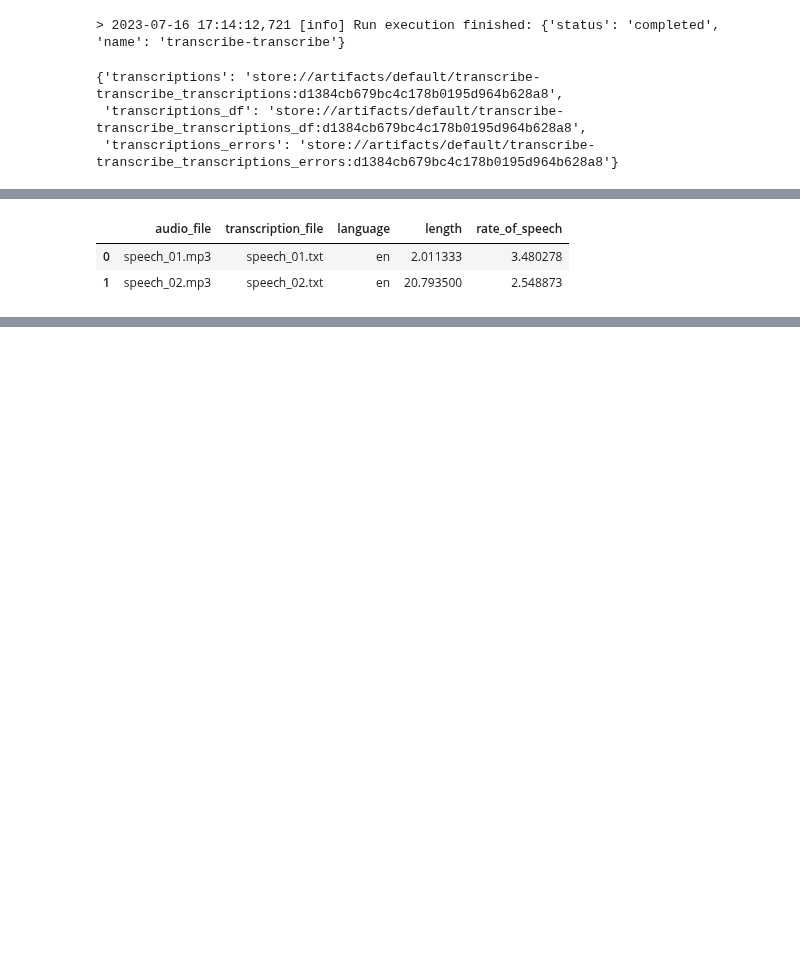
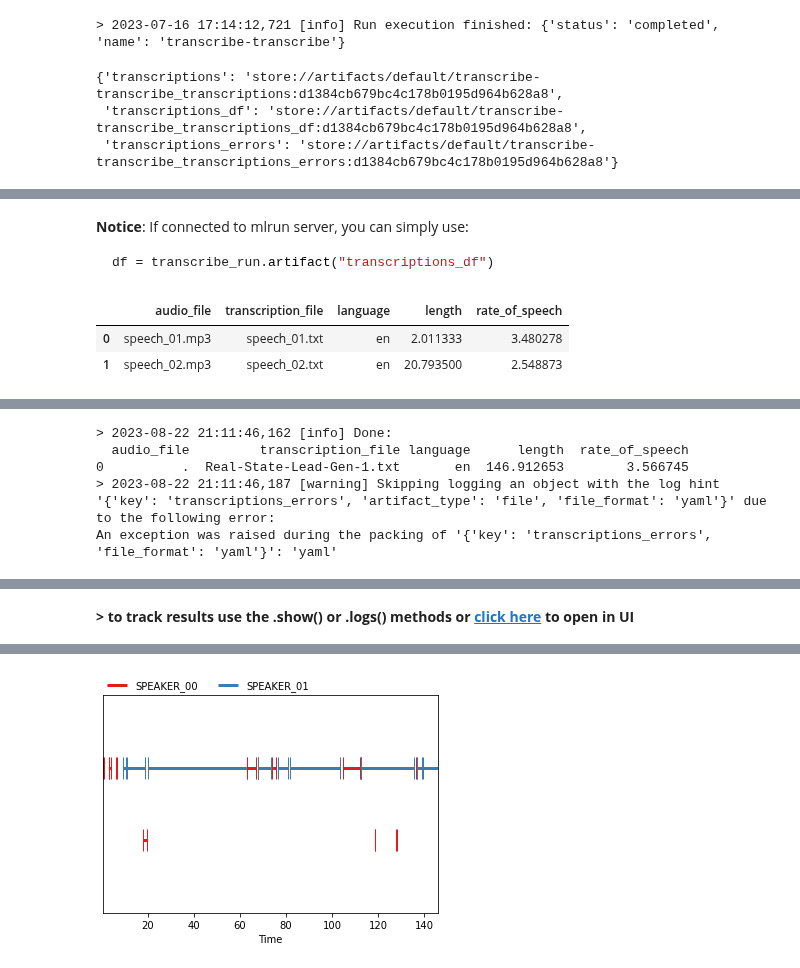
Before and after one commit to mlrun/functions, a Jupyter notebook: transcribe/transcribe.ipynb, the cells around one changed output, grey strips where cells are left out. Saved outputs shown, nothing was run; the diff lists cells and outputs as text; code cells hidden in the pictures; blank space fills up the shorter version.

````diff
--- a/transcribe/transcribe.ipynb
+++ b/transcribe/transcribe.ipynb
@@ -84,6 +74,6 @@ df = mlrun.get_dataitem(artifact_path + "transcriptions_df.parquet").as_df()
-# %%
-df.head()
-# %% [output]
-|  | audio_file | transcription_file | language | length | rate_of_speech |
-| 0 | speech_01.mp3 | speech_01.txt | en | 2.011333 | 3.480278 |
-| 1 | speech_02.mp3 | speech_02.txt | en | 20.793500 | 2.548873 |
+# %% [markdown]
+**Notice**: If connected to mlrun server, you can simply use:
+
+```python
+df = transcribe_run.artifact("transcriptions_df")
+```
@@ -89,0 +84,36 @@ df.head()
+# %%
+df.head()
+# %% [output]
+|  | audio_file | transcription_file | language | length | rate_of_speech |
+| 0 | speech_01.mp3 | speech_01.txt | en | 2.011333 | 3.480278 |
+| 1 | speech_02.mp3 | speech_02.txt | en | 20.793500 | 2.548873 |
+# %%
+artifact_path = "./"
+proj = mlrun.get_or_create_project("transcribe", "./")
+fn = mlrun.code_to_function(
+    project="transcribe",
+    name="transcribe",
+    filename="transcribe.py",
+    kind="job",
+    image="mlrun/mlrun",
+    handler="transcribe",
+    description="This function is used to transcribe audio file",
+)
+transcribe_run = fn.run(
+    handler="transcribe",
+    params={
+        "model_name": "tiny",
+        "input_path": "./data/Real-State-Lead-Gen-1.mp3",
+        "decoding_options": {"fp16": False},
+        "output_directory": "./output",
+        "condition_show_plot": True,
+    },
+    returns=[
+        "transcriptions: path",
+        "transcriptions_df: dataset",
+        {"key": "transcriptions_errors", "artifact_type": "file", "file_format": "yaml"},
+    ],
+    local=True,
+    artifact_path=artifact_path,
+)
+# %% [output]
@@ -89,0 +125,5 @@ df.head()
+> 2023-08-22 21:11:46,162 [info] Done:
+  audio_file         transcription_file language      length  rate_of_speech
+0          .  Real-State-Lead-Gen-1.txt       en  146.912653        3.566745
+> 2023-08-22 21:11:46,187 [warning] Skipping logging an object with the log hint '{'key': 'transcriptions_errors', 'artifact_type': 'file', 'file_format': 'yaml'}' due to the following error:
+An exception was raised during the packing of '{'key': 'transcriptions_errors', 'file_format': 'yaml'}': 'yaml'
@@ -89,0 +131 @@ df.head()
+> to track results use the .show() or .logs() methods or click here to open in UI
@@ -89,0 +133 @@ df.head()
+[figure, added]
````
Also changed, not shown: parts of 9 cells of this notebook.
